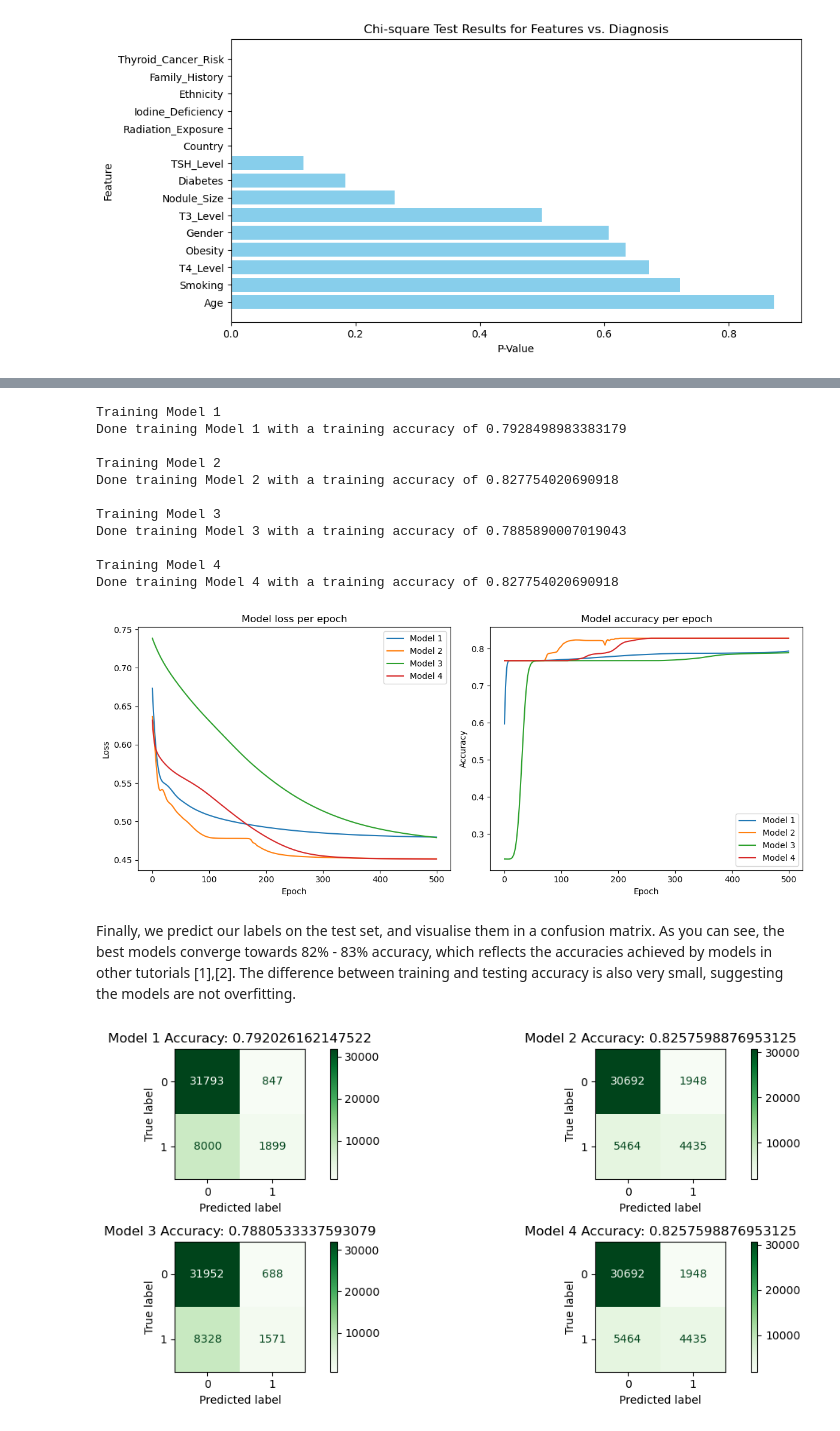
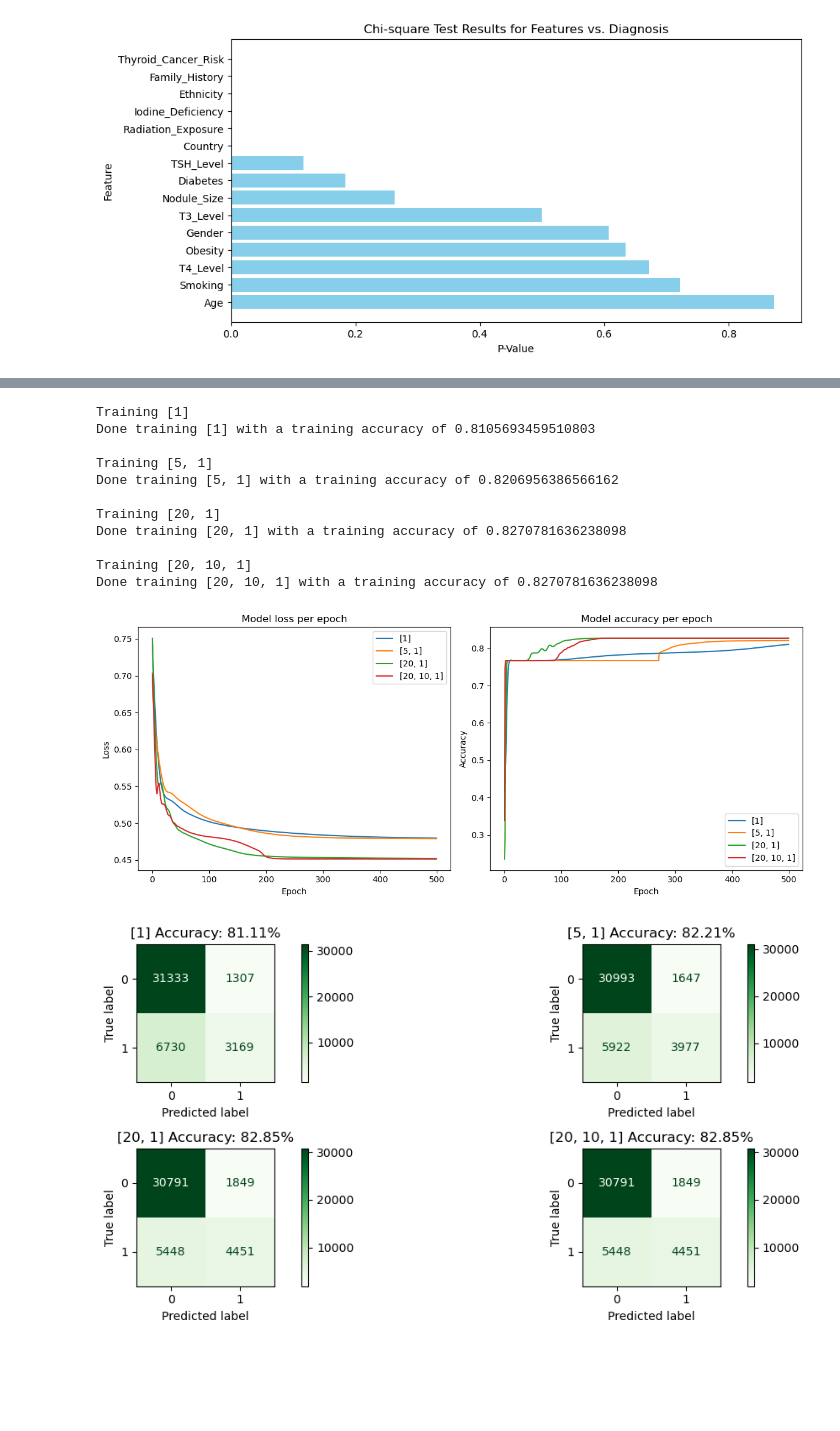
Before and after one commit to Aidan-Mulholland/Advanced-AI, a Jupyter notebook: main.ipynb, the cells around one changed output, grey strips where cells are left out. Saved outputs shown, nothing was run; the diff lists cells and outputs as text; code cells hidden in the pictures; blank space fills up the shorter version.

```diff
--- a/main.ipynb
+++ b/main.ipynb
@@ -272,13 +276,13 @@ Here, we define a class to build our models from. The class is used to define a
 # %%
 #Code from [10]
 class NeuralNetwork(torch.nn.Module):
-  def __init__(self, name, layers, criterion, optimizer_class, optimizer_kwargs):
+  def __init__(self, name, layers, criterion, optimiser_class, optimiser_kwargs):
     super().__init__()
     self.name = name
     self.flatten = torch.nn.Flatten()
     self.connected_layers = layers
     self.criterion = criterion
-    self.optimizer = optimizer_class(self.parameters(), **optimizer_kwargs)
+    self.optimiser = optimiser_class(self.parameters(), **optimiser_kwargs)
     self.losses = []
     self.accuracies = []
 
@@ -292,7 +296,7 @@ class NeuralNetwork(torch.nn.Module):
 
 # Start of source [11]
   def backward(self, y_pred, y_train):
-    self.optimizer.zero_grad()
+    self.optimiser.zero_grad()
     loss = self.criterion(y_pred.squeeze(), y_train)
     self.losses.append(loss.item())
     # Start of source [12]
@@ -300,7 +304,7 @@ class NeuralNetwork(torch.nn.Module):
     self.accuracies.append(accuracy.item())
     # End of source [12]
     loss.backward()
-    self.optimizer.step()
+    self.optimiser.step()
     return loss
 
   def train(self, x, y, epochs):
@@ -327,17 +333,17 @@ INPUT_SIZE = x_train_tensor.shape[1]
 
 networks = [
     NeuralNetwork(
-        name="Model 1",
+        name="[1]",
         layers=torch.nn.Sequential(
             torch.nn.Linear(INPUT_SIZE, 1),
             torch.nn.Sigmoid()
         ),
         criterion = torch.nn.BCELoss(),
-        optimizer_class = torch.optim.Adam,
-        optimizer_kwargs = {"lr": 0.01, "weight_decay":0.001}
+        optimiser_class = torch.optim.Adam,
+        optimiser_kwargs = {"lr": 0.01}
       ),
     NeuralNetwork(
-        name="Model 2",
+        name="[5, 1]",
         layers=torch.nn.Sequential(
             torch.nn.Linear(INPUT_SIZE, 5),
             torch.nn.ReLU(),
@@ -345,32 +351,34 @@ networks = [
             torch.nn.Sigmoid()
         ),
         criterion = torch.nn.BCELoss(),
-        optimizer_class = torch.optim.Adam,
-        optimizer_kwargs = {"lr": 0.01, "weight_decay":0.001}
+        optimiser_class = torch.optim.Adam,
+        optimiser_kwargs = {"lr": 0.01}
       ),
     NeuralNetwork(
-        name="Model 3",
+        name="[20, 1]",
         layers=torch.nn.Sequential(
-            torch.nn.Linear(INPUT_SIZE, 5),
+            torch.nn.Linear(INPUT_SIZE, 20),
             torch.nn.ReLU(),
-            torch.nn.Linear(5, 1),
+            torch.nn.Linear(20, 1),
             torch.nn.Sigmoid()
         ),
         criterion = torch.nn.BCELoss(),
-        optimizer_class = torch.optim.Adam,
-        optimizer_kwargs = {"lr": 0.001, "weight_decay":0.001}
+        optimiser_class = torch.optim.Adam,
+        optimiser_kwargs = {"lr": 0.01}
       ),
     NeuralNetwork(
-        name="Model 4",
+        name="[20, 10, 1]",
         layers=torch.nn.Sequential(
-            torch.nn.Linear(INPUT_SIZE, 5),
+            torch.nn.Linear(INPUT_SIZE, 20),
             torch.nn.ReLU(),
-            torch.nn.Linear(5, 1),
+            torch.nn.Linear(20, 10),
+            torch.nn.ReLU(),
+            torch.nn.Linear(10, 1),
             torch.nn.Sigmoid()
         ),
         criterion = torch.nn.BCELoss(),
-        optimizer_class = torch.optim.Adamax,
-        optimizer_kwargs = {"lr": 0.01, "weight_decay":0.001}
+        optimiser_class = torch.optim.Adam,
+        optimiser_kwargs = {"lr": 0.01}
       ),
     ]
 # %%
@@ -378,17 +386,17 @@ networks = [
 for network in networks:
     network.train(x_train_tensor, y_train_tensor, 500)
 # %% [output]
-Training Model 1
-Done training Model 1 with a training accuracy of 0.7928498983383179
+Training [1]
+Done training [1] with a training accuracy of 0.8105693459510803
 
-Training Model 2
-Done training Model 2 with a training accuracy of 0.827754020690918
+Training [5, 1]
+Done training [5, 1] with a training accuracy of 0.8206956386566162
 
-Training Model 3
-Done training Model 3 with a training accuracy of 0.7885890007019043
+Training [20, 1]
+Done training [20, 1] with a training accuracy of 0.8270781636238098
 
-Training Model 4
-Done training Model 4 with a training accuracy of 0.827754020690918
+Training [20, 10, 1]
+Done training [20, 10, 1] with a training accuracy of 0.8270781636238098
 # %%
 # Create subplots
 fig, axes = plt.subplots(1, 2, figsize=(12, 5))
@@ -411,22 +419,20 @@ axes[1].legend()
 plt.tight_layout()
 plt.show()
 # %% [output]
-[figure, old version]
+[figure, new version]
-# %% [markdown]
-Finally, we predict our labels on the test set, and visualise them in a confusion matrix. As you can see, the best models converge towards 82% - 83% accuracy, which reflects the accuracies achieved by models in other tutorials [1],[2]. The difference between training and testing accuracy is also very small, suggesting the models are not overfitting.
 # %%
 # Create subplots
 fig, axes = plt.subplots(2, 2, figsize=(12, 5))
 axes = axes.flatten()
 
 with torch.no_grad():
     for i, network in enumerate(networks):
         network.test(x_test_tensor, y_test_tensor)
         disp_1 = ConfusionMatrixDisplay(confusion_matrix=network.test_cm)
         disp_1.plot(ax=axes[i], cmap="Greens")
-        axes[i].set_title(f"{network.name} Accuracy: {network.test_accuracy.item()}")
+        axes[i].set_title(f"{network.name} Accuracy: {round(network.test_accuracy.item() * 100, 2)}%")
 
 plt.tight_layout()
 plt.show()
 # %% [output]
-[figure, old version]
+[figure, new version]
```
Also changed, not shown: parts of 31 cells of this notebook, 2 other files.
